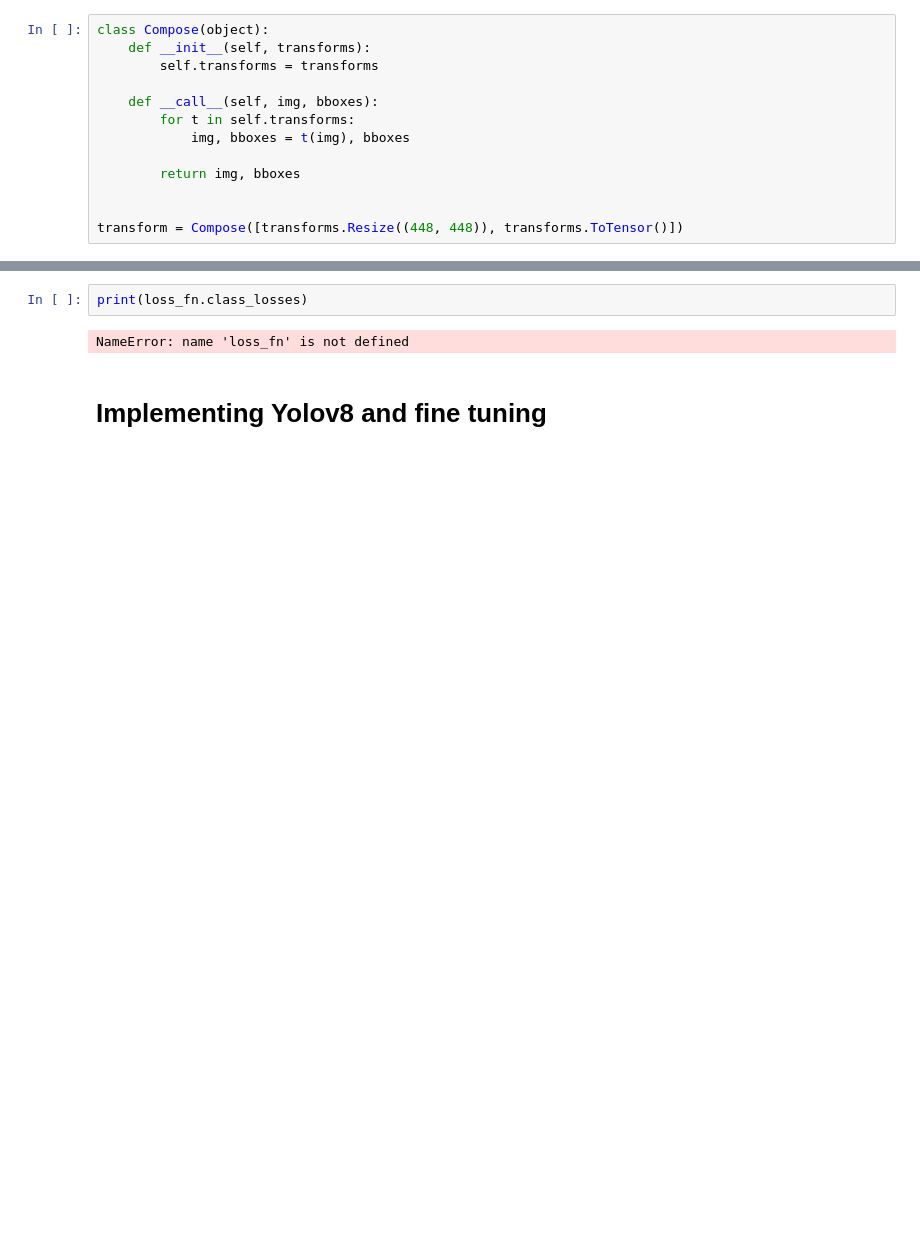
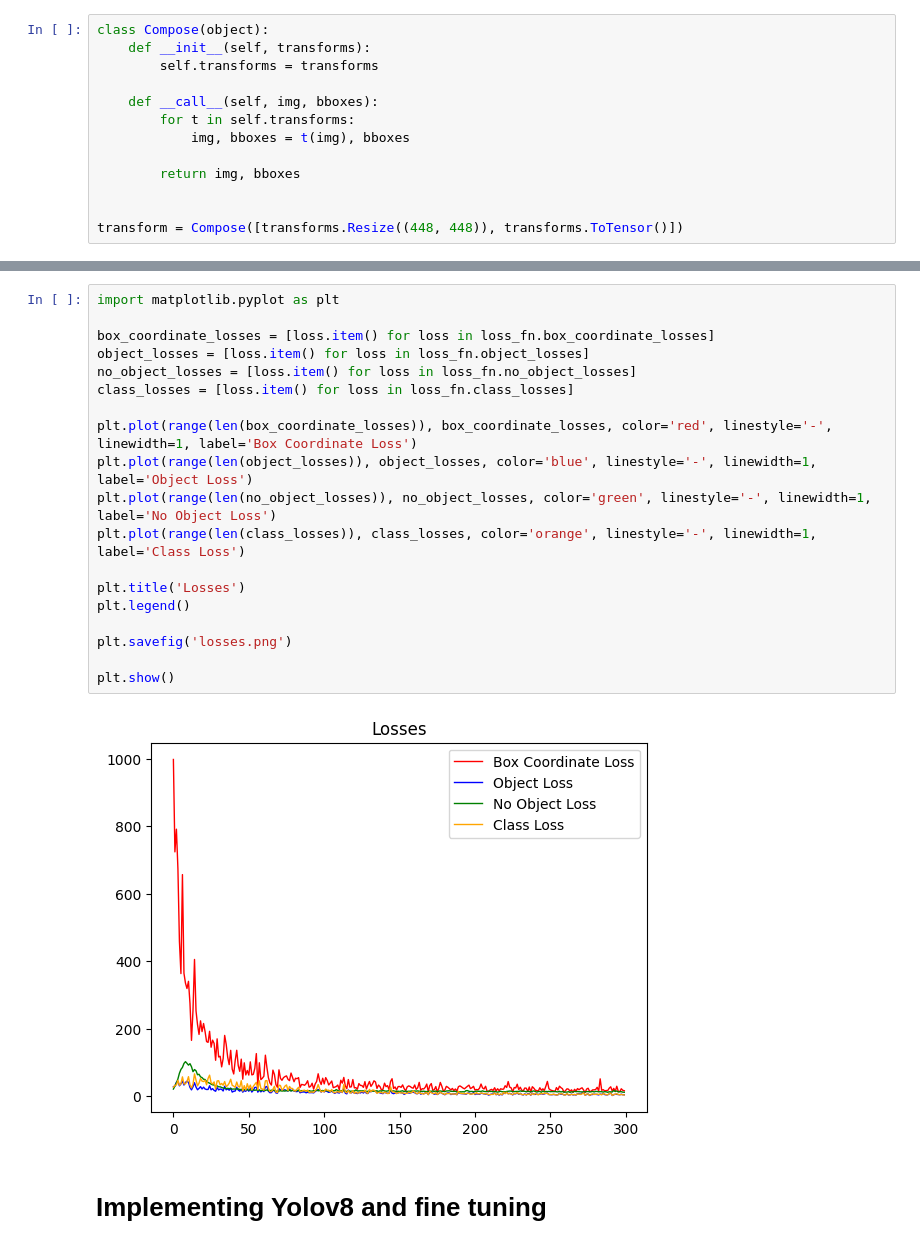
Before and after one commit to ericgage-williams/GHW_DeepLearningProject, a Jupyter notebook: DeepLearningProject.ipynb, the cells around one changed output, grey strips where cells are left out. Saved outputs shown, nothing was run; the diff lists cells and outputs as text; blank space fills up the shorter version.

```diff
--- a/DeepLearningProject.ipynb
+++ b/DeepLearningProject.ipynb
@@ -822,7 +842,24 @@ if __name__ == "__main__":
-# %%
-print(loss_fn.class_losses)
-# %% [output]
-NameError: name 'loss_fn' is not defined
+# %%
+import matplotlib.pyplot as plt
+
+box_coordinate_losses = [loss.item() for loss in loss_fn.box_coordinate_losses]
+object_losses = [loss.item() for loss in loss_fn.object_losses]
+no_object_losses = [loss.item() for loss in loss_fn.no_object_losses]
+class_losses = [loss.item() for loss in loss_fn.class_losses]
+
+plt.plot(range(len(box_coordinate_losses)), box_coordinate_losses, color='red', linestyle='-', linewidth=1, label='Box Coordinate Loss')
+plt.plot(range(len(object_losses)), object_losses, color='blue', linestyle='-', linewidth=1, label='Object Loss')
+plt.plot(range(len(no_object_losses)), no_object_losses, color='green', linestyle='-', linewidth=1, label='No Object Loss')
+plt.plot(range(len(class_losses)), class_losses, color='orange', linestyle='-', linewidth=1, label='Class Loss')
+
+plt.title('Losses')
+plt.legend()
+
+plt.savefig('losses.png')
+
+plt.show()
+# %% [output]
+[figure, added]
 # %% [markdown]
 # Implementing Yolov8 and fine tuning
 # %% [markdown]
```
Also changed, not shown: parts of 1 cell of this notebook, 1 other file.
